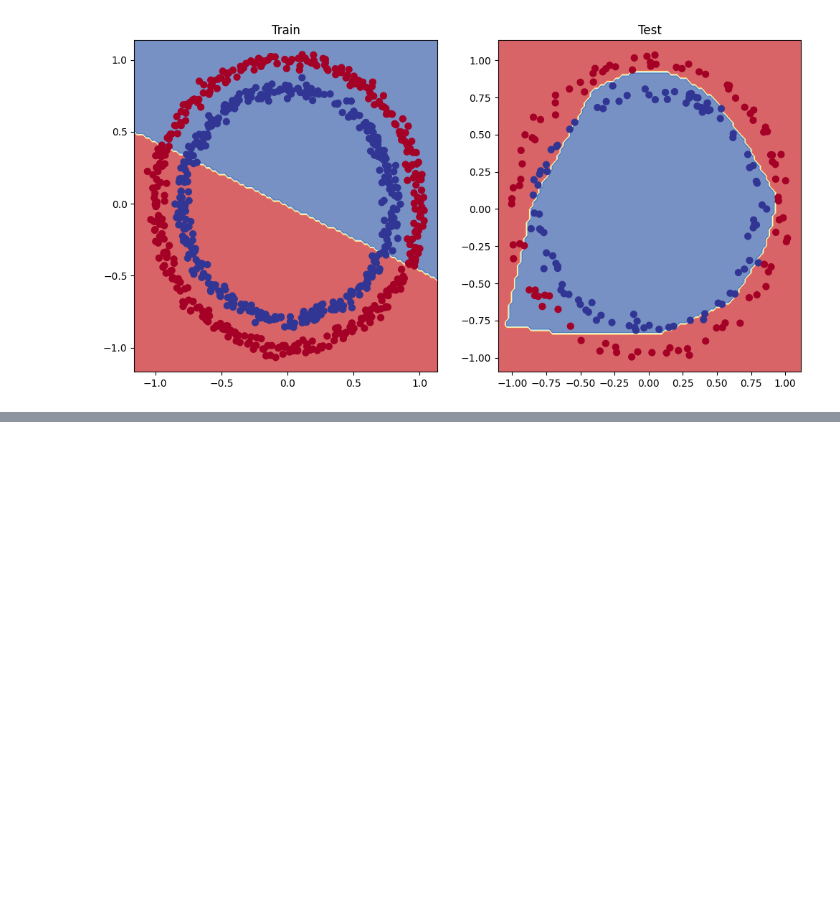
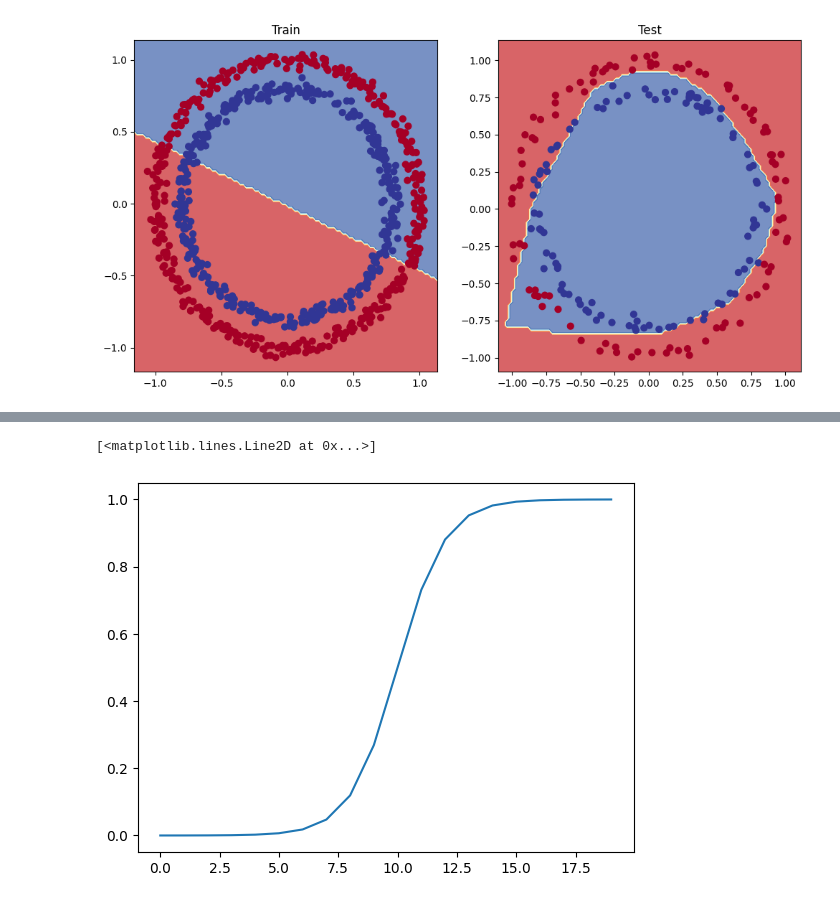
Before and after one commit to SiddheshDaphane/100-pandas-puzzles, a Jupyter notebook: 02_PyTorch_Neural_Network_Classification.ipynb, the cells around one changed output, grey strips where cells are left out. Drawn from its saved outputs; the diff is of its cells as text; code cells hidden in the pictures; blank space fills up the shorter version.

```diff
--- a/02_PyTorch_Neural_Network_Classification.ipynb
+++ b/02_PyTorch_Neural_Network_Classification.ipynb
@@ -1055,0 +1098,5 @@ plot_decision_boundary(model_3, X_test, y_test)
+# %%
+plt.plot(sigmoid(A))
+# %% [output]
+[<matplotlib.lines.Line2D at 0x...>]
+[figure, added]
```
Also changed, not shown: parts of 33 cells of this notebook.
